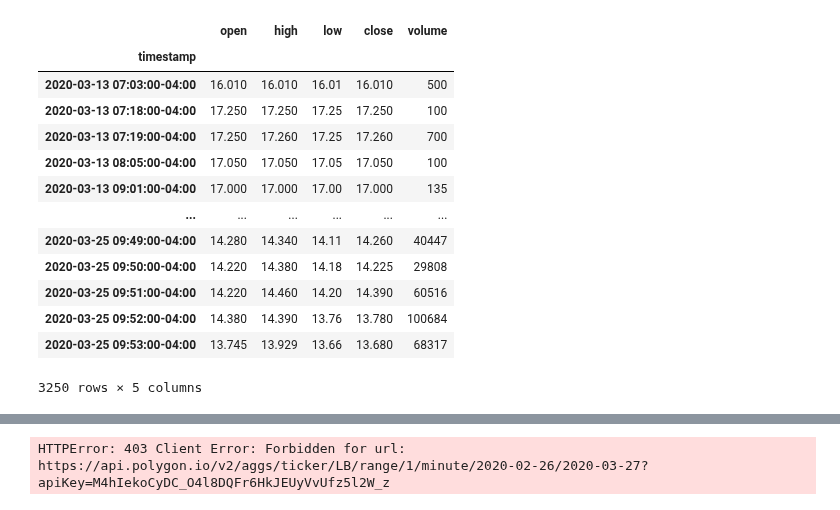
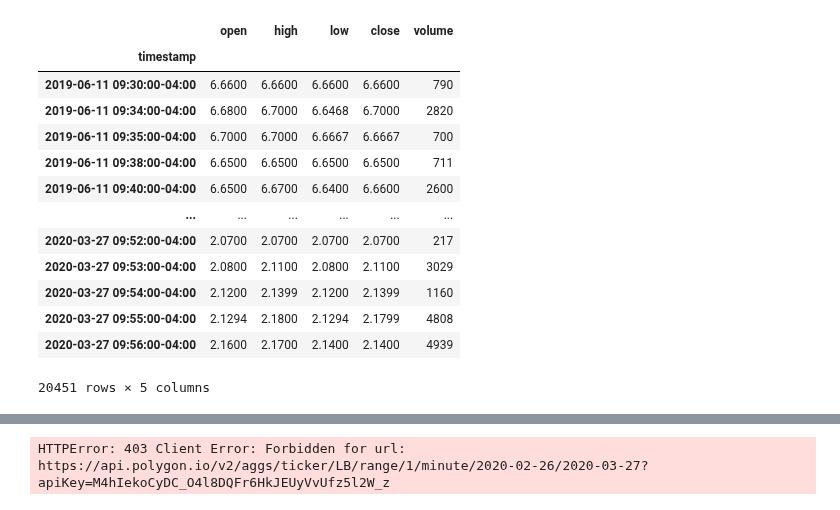
Before and after one commit to amor71/LiuAlgoTrader, a Jupyter notebook: macd buy signal.ipynb, the cells around one changed output, grey strips where cells are left out. Cells and saved outputs as stored; diff of their text form; code cells hidden in the pictures.

Commit message:
1. switch to 10 days by minute aggregates 2. do include all data when calculating MACD, don't focus on life hours only

```diff
--- a/macd buy signal.ipynb
+++ b/macd buy signal.ipynb
@@ -19,3 +19,15 @@ api = tradeapi.REST(
 )
 # %%
 session = requests.session()
+# %%
+minute_history = []
+
+minute_history.insert(0, api.polygon.historic_agg_v2(
+    'TCRD', 1, 'minute', _from = date.today() - timedelta(days=10) , to=date.today() + timedelta(days=1)).df)
+
+for i in range (2, 30):
+    minute_history.insert(0, api.polygon.historic_agg_v2(
+        'TCRD', 1, 'minute', _from = date.today() - timedelta(days=10*i) , to=date.today() - timedelta(days=1 + 10 *(i-1))).df)
+
+
+result = pd.concat(minute_history)
@@ -22 +54,18 @@ session = requests.session()
+# %%
+result[:20451]
+# %% [output]
+|  | open | high | low | close | volume |
+| timestamp |  |  |  |  |  |
+| 2019-06-11 09:30:00-04:00 | 6.6600 | 6.6600 | 6.6600 | 6.6600 | 790 |
+| 2019-06-11 09:34:00-04:00 | 6.6800 | 6.7000 | 6.6468 | 6.7000 | 2820 |
+| 2019-06-11 09:35:00-04:00 | 6.7000 | 6.7000 | 6.6667 | 6.6667 | 700 |
+| 2019-06-11 09:38:00-04:00 | 6.6500 | 6.6500 | 6.6500 | 6.6500 | 711 |
+| 2019-06-11 09:40:00-04:00 | 6.6500 | 6.6700 | 6.6400 | 6.6600 | 2600 |
+| ... | ... | ... | ... | ... | ... |
+| 2020-03-27 09:52:00-04:00 | 2.0700 | 2.0700 | 2.0700 | 2.0700 | 217 |
+| 2020-03-27 09:53:00-04:00 | 2.0800 | 2.1100 | 2.0800 | 2.1100 | 3029 |
+| 2020-03-27 09:54:00-04:00 | 2.1200 | 2.1399 | 2.1200 | 2.1399 | 1160 |
+| 2020-03-27 09:55:00-04:00 | 2.1294 | 2.1800 | 2.1294 | 2.1799 | 4808 |
+| 2020-03-27 09:56:00-04:00 | 2.1600 | 2.1700 | 2.1400 | 2.1400 | 4939 |
+20451 rows × 5 columns
 # %%
@@ -25,17 +73,0 @@ minute_history = api.polygon.historic_agg_v2(
-# %%
-minute_history[:3250]
-# %% [output]
-|  | open | high | low | close | volume |
-| timestamp |  |  |  |  |  |
-| 2020-03-13 07:03:00-04:00 | 16.010 | 16.010 | 16.01 | 16.010 | 500 |
-| 2020-03-13 07:18:00-04:00 | 17.250 | 17.250 | 17.25 | 17.250 | 100 |
-| 2020-03-13 07:19:00-04:00 | 17.250 | 17.260 | 17.25 | 17.260 | 700 |
-| 2020-03-13 08:05:00-04:00 | 17.050 | 17.050 | 17.05 | 17.050 | 100 |
-| 2020-03-13 09:01:00-04:00 | 17.000 | 17.000 | 17.00 | 17.000 | 135 |
-| ... | ... | ... | ... | ... | ... |
-| 2020-03-25 09:49:00-04:00 | 14.280 | 14.340 | 14.11 | 14.260 | 40447 |
-| 2020-03-25 09:50:00-04:00 | 14.220 | 14.380 | 14.18 | 14.225 | 29808 |
-| 2020-03-25 09:51:00-04:00 | 14.220 | 14.460 | 14.20 | 14.390 | 60516 |
-| 2020-03-25 09:52:00-04:00 | 14.380 | 14.390 | 13.76 | 13.780 | 100684 |
-| 2020-03-25 09:53:00-04:00 | 13.745 | 13.929 | 13.66 | 13.680 | 68317 |
-3250 rows × 5 columns
```
Also changed, not shown: parts of 7 cells of this notebook, 2 other files.
